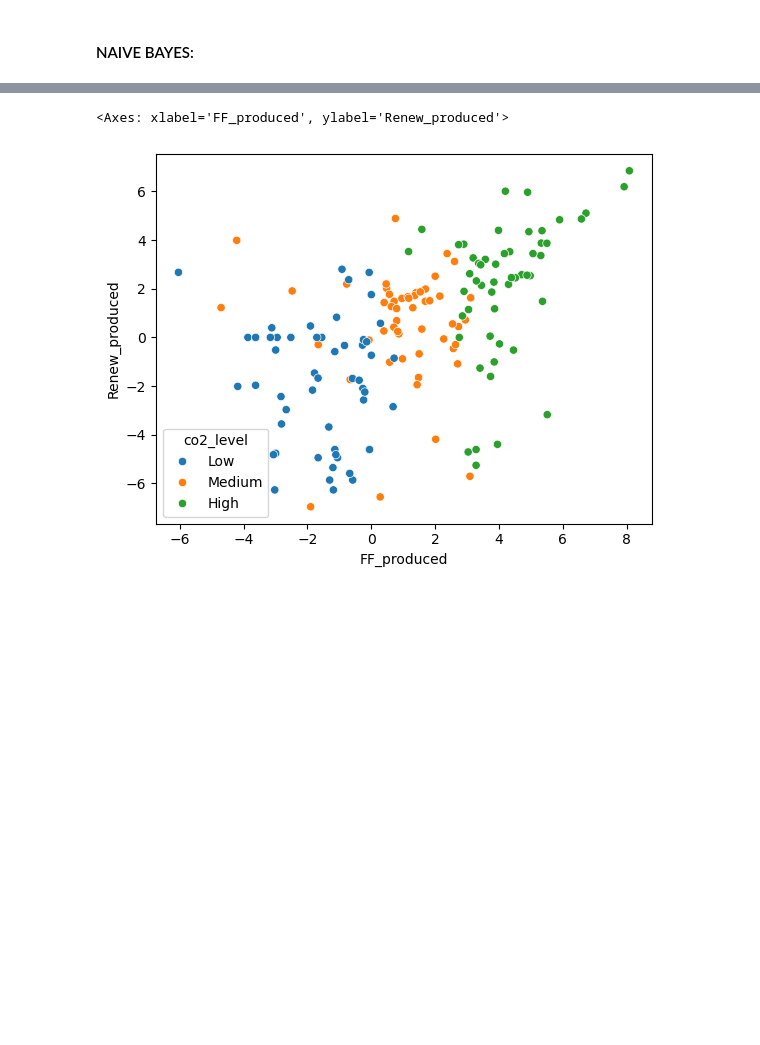
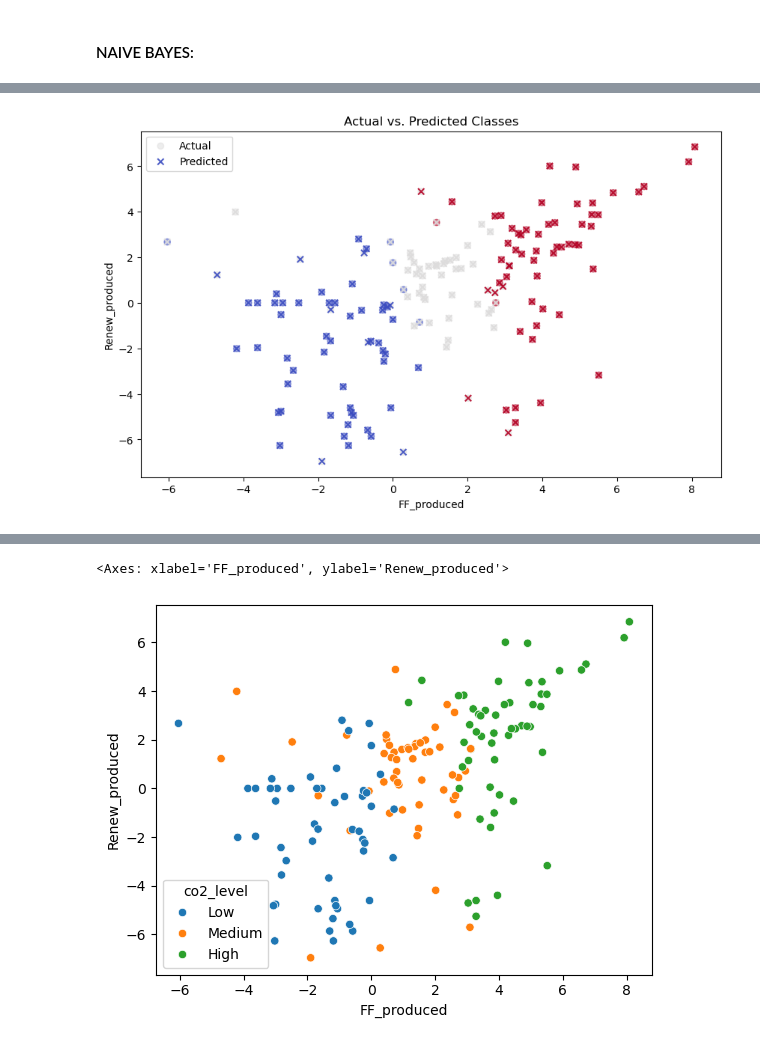
Before and after one commit to siegelhannah/Energy-Use-Sustainability, a Jupyter notebook: Proj2DSCI311.ipynb, the cells around one changed output, grey strips where cells are left out. Saved outputs shown, nothing was run; the diff lists cells and outputs as text; code cells hidden in the pictures; blank space fills up the shorter version.

```diff
--- a/Proj2DSCI311.ipynb
+++ b/Proj2DSCI311.ipynb
@@ -1127,7 +1092,0 @@ Let's visualize each of these plots:
-# %%
-# redefine
-co2_classified = classify_co2levels(country_avg_logscaled)
-data = co2_classified[['FF_produced', 'Renew_produced', 'Energy_consumption_total']]
-y = np.array(co2_classified['co2_level'])
-# map categorical labels to numeric values:
-y_numeric = [2 if x == 'High' else 1 if x == 'Medium' else 0 if x == 'Low' else 0 for x in y]
@@ -1145,0 +1170,30 @@ plt.legend(handles=[blue_patch, yellow_patch, red_patch]);
+# %%
+# Let's visualize the KNN prediction using 2 predictors (to plot in 2D) (even though 11 predictors is the best)
+
+# data w 2 predictors:
+data_simplified = co2_classified[['FF_produced', 'Renew_produced']]
+y = np.array(co2_classified['co2_level'])
+# map categorical labels to numeric values:
+y_numeric = [2 if x == 'High' else 1 if x == 'Medium' else 0 if x == 'Low' else 0 for x in y]
+
+data_vis = pd.DataFrame({'FF_produced': data_simplified['FF_produced'],
+                            'Renew_produced': data_simplified['Renew_produced'],
+                            'co2_level': y_numeric})
+X_train, X_test, y_train, y_test = train_test_split(data_simplified, y_numeric, test_size=0.3, random_state=42)
+
+knn_model = KNeighborsClassifier(n_neighbors=3)
+knn_model.fit(X_train, y_train) # fit model
+data_vis['Predicted_co2_class'] = knn_model.predict(data_simplified) # predict classes & add to df
+
+# PLOT/VISUALIZE THE MODEL PREDICTIONS:
+plt.figure(figsize=(10, 6))
+plt.scatter(x='FF_produced', y='Renew_produced', data=data_vis, c='co2_level', cmap='coolwarm', label='Actual', alpha=0.5) # ACTUAL classes
+plt.scatter(x='FF_produced', y='Renew_produced', data=data_vis, c='Predicted_co2_class', cmap='coolwarm', marker='x', label='Predicted', alpha=0.9) # PREDICTED classes
+# labels
+plt.xlabel('FF_produced')
+plt.ylabel('Renew_produced')
+plt.title('Actual vs. Predicted Classes')
+plt.legend()
+plt.show()
+# %% [output]
+[figure, added]
```
Also changed, not shown: parts of 30 cells of this notebook.
